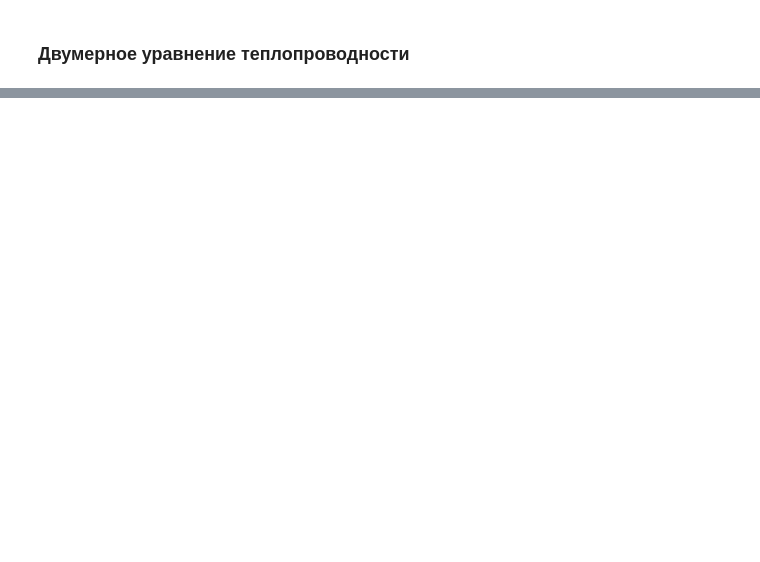
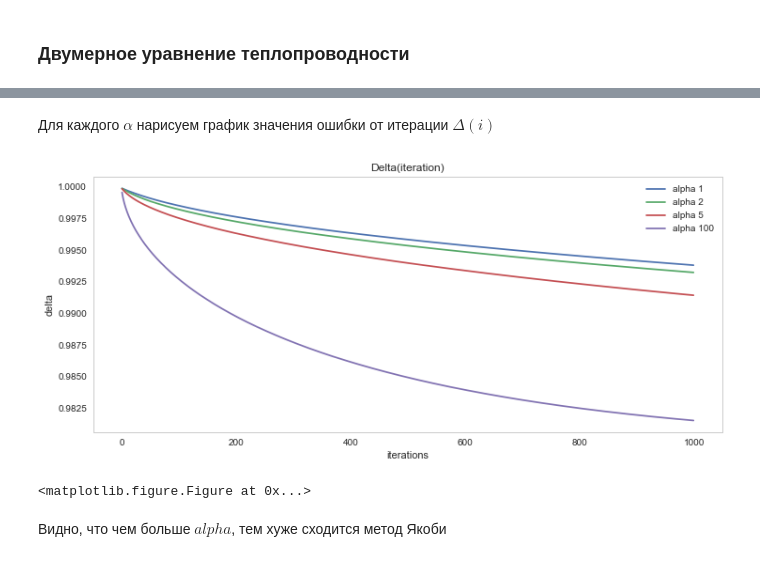
Before and after one commit to egdeliya/python_programming, a Jupyter notebook: Calculus/Yakobi.ipynb, the cells around one changed output, grey strips where cells are left out. Saved outputs shown, nothing was run; the diff lists cells and outputs as text; code cells hidden in the pictures; blank space fills up the shorter version.

```diff
--- a/Calculus/Yakobi.ipynb
+++ b/Calculus/Yakobi.ipynb
@@ -118,0 +93,24 @@ plt.plot(range(len(delta)), delta)
+# %%
+# для каждого alpha будем сохранять значения ошибок в зависимости от итерации
+delta = {alpha:[] for alpha in Alpha}
+
+for alpha_ind in tqdm(range(len(Alpha))):
+    t = 1e-2
+    lambda_y = Alpha[alpha_ind] * lambda_x
+
+    # инициализируем начальные значения
+    a, b, c, f, g = parametrs_initialisation(lambda_y)
+    fi_matrix, d_matrix = first_matrix_initialisation(lambda_y)
+
+    # обновляем матрицу fi
+    while (t <= t_max):
+
+        # получаем значение максимального отклонения для итерации, делаем шаг алгоритма
+        max_delta = alg_step(fi_matrix, d_matrix, a, b, c, f, g, lambda_y)
+
+        delta[Alpha[alpha_ind]].append(abs(max_delta))
+        d_matrix = - gamma * fi_matrix
+        t += tau_step
+
+    # отрисовываем график распределения температуры
+    print_heat_distr(fi_matrix, Alpha[alpha_ind])
@@ -118,0 +125,18 @@ plt.plot(range(len(delta)), delta)
+# %% [markdown]
+Для каждого $\alpha$ нарисуем график значения ошибки от итерации $\Delta(i)$
+# %%
+plt.title('Delta(iteration)')
+for alpha, delta_alpha in delta.items():
+    plt.plot(range(len(delta_alpha)), delta_alpha, label="alpha "+str(alpha))
+
+plt.xlabel('iterations')
+plt.ylabel('delta')
+plt.legend()
+plt.grid()
+plt.figure(figsize=(10, 10))
+plt.show()
+# %% [output]
+[figure, added]
+<matplotlib.figure.Figure at 0x...>
+# %% [markdown]
+Видно, что чем больше $alpha$, тем хуже сходится метод Якоби
```
Also changed, not shown: parts of 37 cells of this notebook, 3 other files.
